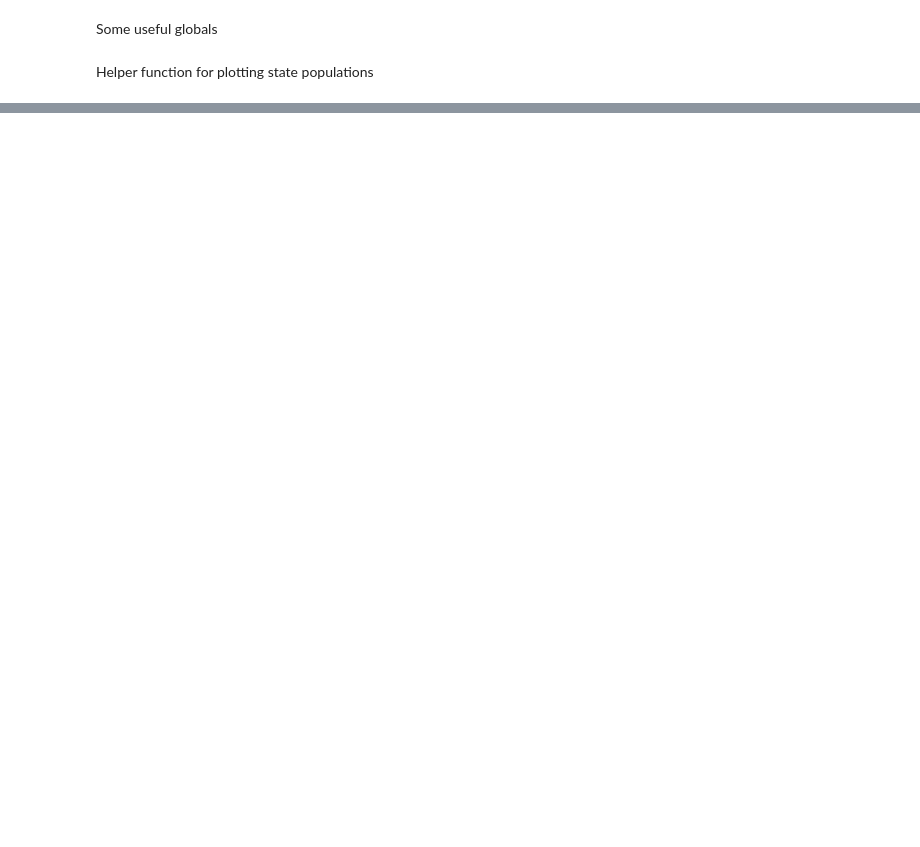
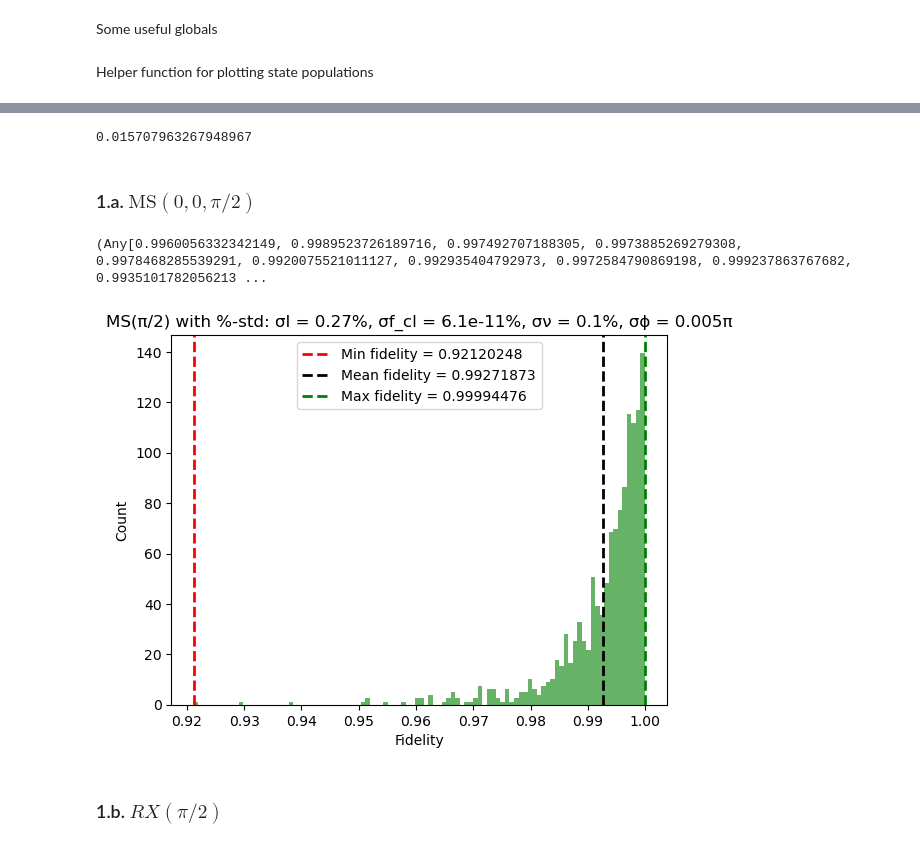
Before and after one commit to SQRLab/IonSim, a Jupyter notebook: noise_sim/noise_sim_example.ipynb, the cells around one changed output, grey strips where cells are left out. Drawn from its saved outputs; the diff is of its cells as text; code cells hidden in the pictures; blank space fills up the shorter version.

Commit message:
Completed noise-sim notebook

```diff
--- a/noise_sim/noise_sim_example.ipynb
+++ b/noise_sim/noise_sim_example.ipynb
@@ -472,0 +151,50 @@ plt.close(fig)
+# %%
+σ_I_good = 2.5e2 # W/m^2
+σ_f_cl_good = 2.5e2 # Hz
+σ_ν_good = 2.5e2 # Hz
+σ_ϕ_good = 0.005π # rad
+# %% [output]
+0.015707963267948967
+# %% [markdown]
+### 1.a. $\text{MS}(0, 0, \pi/2)$
+# %%
+Normal_I_good_MS = Normal(μ_I_MS, σ_I_good)
+Normal_f_cl_good_MS = Normal(μ_f_cl_MS, σ_f_cl_good)
+Normal_ν_good_MS = Normal(μ_ν_MS, σ_ν_good)
+Normal_ϕ_good_MS = Normal(μ_ϕ_MS, σ_ϕ_good)
+
+fidelities_good_MS, fidelities_el_good_MS, entropies_good_MS = get_MS_noise(I_dist = Normal_I_good_MS,
+                                            f_cl_dist = Normal_f_cl_good_MS,
+                                            ν_dist = Normal_ν_good_MS,
+                                            ϕ_dist = Normal_ϕ_good_MS,
+                                            π2_time = π2_TIME_MS,
+                                            B = B_STRENGTH_MS,
+                                            ac_correction = AC_CORRECTION,
+                                            ν_target = μ_ν_MS,
+                                            n_shots=N_SHOTS)
+
+writedlm("fidelities_good_MS.csv",  fidelities_good_MS, ',')
+writedlm("fidelities_el_good_MS.csv",  fidelities_el_good_MS, ',')
+writedlm("entropies_good_MS.csv",  entropies_good_MS, ',')
+
+println("\n\n################# MS Good ########################")
+println("Min fidelity = $(round(minimum(fidelities_good_MS); digits=8))")
+println("Mean fidelity = $(round(mean(fidelities_good_MS); digits=8))")
+println("Max fidelity = $(round(maximum(fidelities_good_MS); digits=8))")
+# %% [output]
+(Any[0.9960056332342149, 0.9989523726189716, 0.997492707188305, 0.9973885269279308, 0.9978468285539291, 0.9920075521011127, 0.992935404792973, 0.9972584790869198, 0.999237863767682, 0.9935101782056213 ...
+# %%
+fig = plt.figure()
+plt.hist(fidelities_good_MS, bins=100, density=true, alpha=0.6, color="g")
+plt.axvline(minimum(fidelities_good_MS), color="r", linestyle="--", linewidth=2, label="Min fidelity = $(round(minimum(fidelities_good_MS); digits=8))")
+plt.axvline(mean(fidelities_good_MS), color="k", linestyle="--", linewidth=2, label="Mean fidelity = $(round(mean(fidelities_good_MS); digits=8))")
+plt.axvline(maximum(fidelities_good_MS), color="g", linestyle="--", linewidth=2, label="Max fidelity = $(round(maximum(fidelities_good_MS); digits=8))")
+plt.xlabel("Fidelity")
+plt.ylabel("Count")
+plt.title("MS(π/2) with %-std: σI = $(round(100*σ_I_good/μ_I_MS, sigdigits=2))%, σf_cl = $(round(100*σ_f_cl_good/μ_f_cl_MS, sigdigits=2))%, σν = $(round(100*σ_ν_good/μ_ν_MS, sigdigits=2))%, σϕ = $(σ_ϕ_good/π)π")
+plt.legend()
+plt.display(fig)
+# %% [output]
+[figure, added]
+# %% [markdown]
+### 1.b. $RX(\pi/2)$
```
Also changed, not shown: parts of 50 cells of this notebook.
